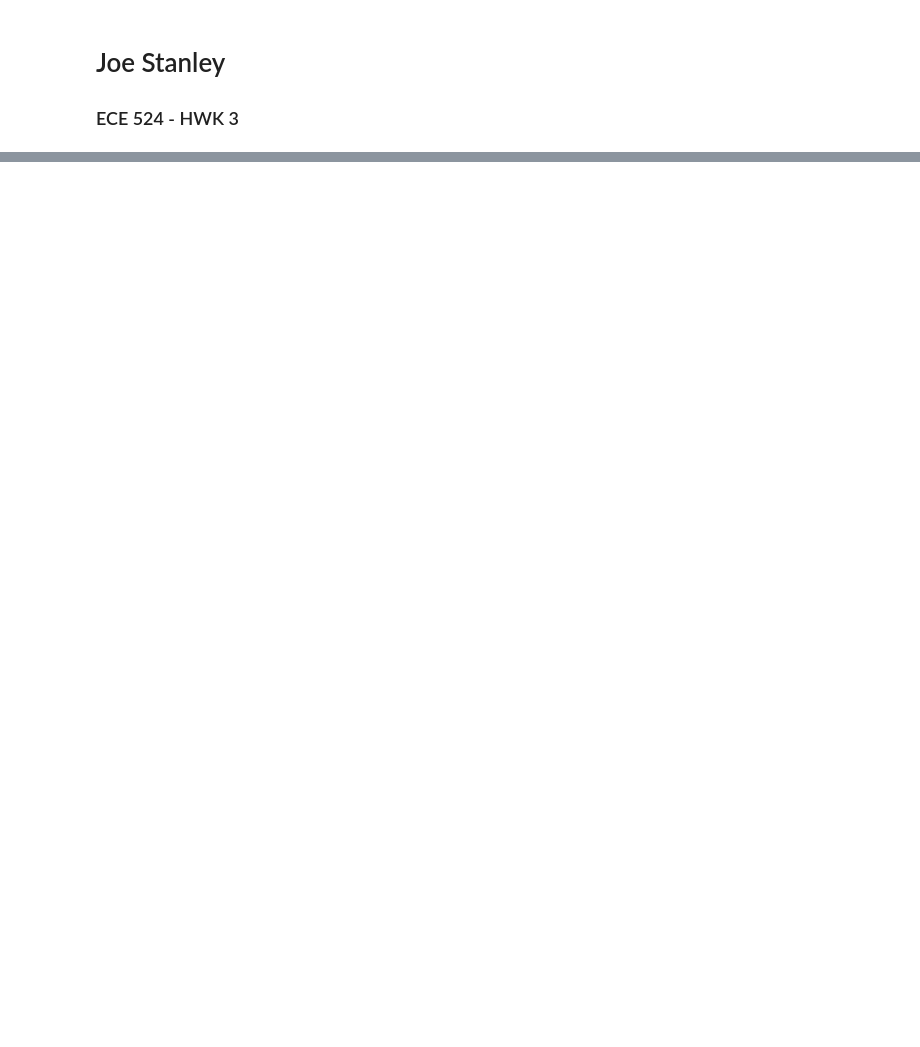
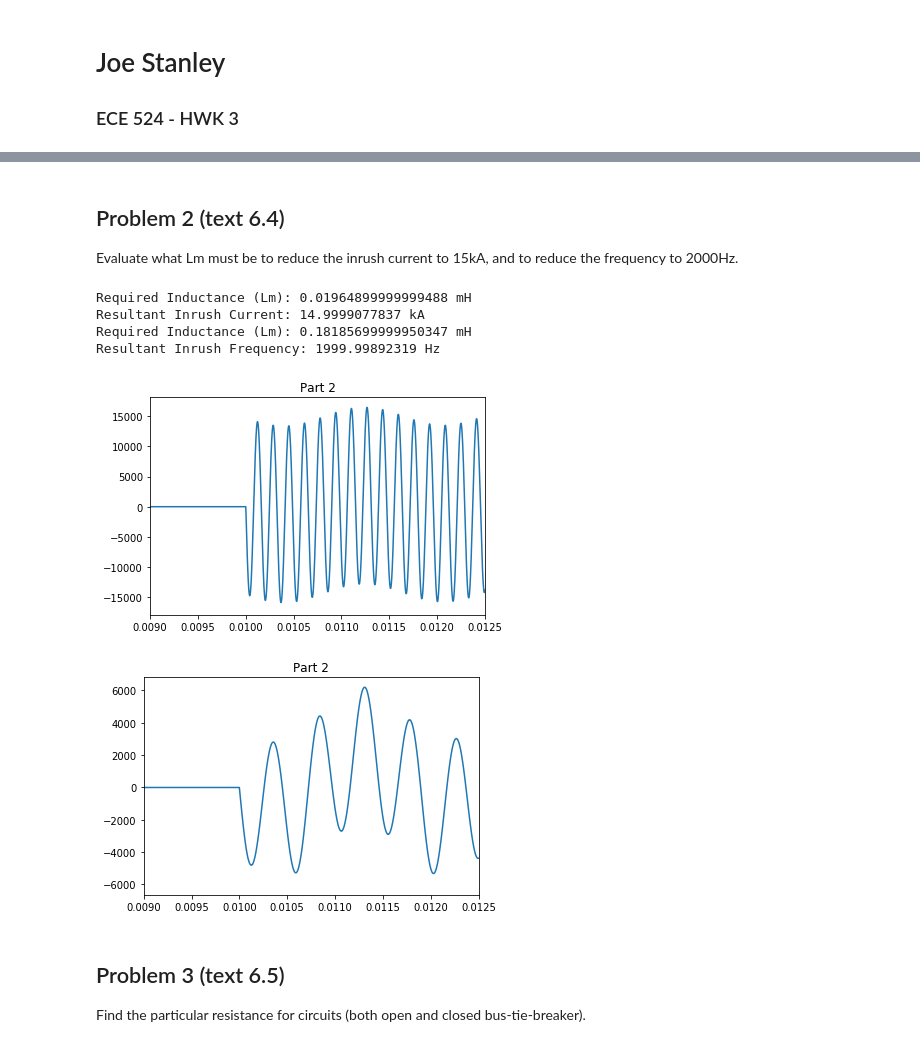
Before and after one commit to engineerjoe440/ece_classes, a Jupyter notebook: ECE524/HWK3/HWK-3.ipynb, the cells around one changed output, grey strips where cells are left out. Saved outputs shown, nothing was run; the diff lists cells and outputs as text; code cells hidden in the pictures; blank space fills up the shorter version.

```diff
--- a/ECE524/HWK3/HWK-3.ipynb
+++ b/ECE524/HWK3/HWK-3.ipynb
@@ -57,0 +95,62 @@ I,F = eep.capbacktoback(C1=C,C2=C,Lm=16*u,VLL=13.8*k)
+# %% [markdown]
+## Problem 2 (text 6.4)
+Evaluate what Lm must be to reduce the inrush current to 15kA, and to reduce the frequency to 2000Hz.
+# %%
+# Specify Test Step-Size
+step = 0.001*u
+
+# Iteratively solve for current requirement
+Ldesired = Lm # Start with Lm
+while True:
+    # Solve for inrush current
+    Iin, x = eep.capbacktoback(Cf,Cf,Ldesired,VLL=Vb2)
+    # Test for completion
+    if Iin <= 15*k:
+        break # Found result
+    # Increment Inductance
+    Ldesired += step
+print("Required Inductance (Lm):",Ldesired/m,"mH")
+print("Resultant Inrush Current:",Iin/k,"kA")
+
+# Iteratively solve for frequency requirement
+Ldesired = Lm # Start with Lm
+while True:
+    # Solve for inrush current
+    x, F = eep.capbacktoback(Cf,Cf,Ldesired,VLL=Vb2)
+    # Test for completion
+    if F <= 2000:
+        break # Found result
+    # Increment Inductance
+    Ldesired += step
+print("Required Inductance (Lm):",Ldesired/m,"mH")
+print("Resultant Inrush Frequency:",F,"Hz")
+
+# Load Data from File
+data = np.genfromtxt("HWK-3-p2.ADF",delimiter='\t',skip_header=2,usecols=(0,1),unpack=True)
+t_arr, Vcap = data
+
+# Plot Data
+plt.plot(t_arr,Vcap)
+plt.title("Part 2")
+plt.xlim(0.009,0.0125)
+plt.show()
+
+# Load Data from File
+data = np.genfromtxt("HWK-3-p2b.ADF",delimiter='\t',skip_header=2,usecols=(0,1),unpack=True)
+t_arr, Vcap = data
+
+# Plot Data
+plt.plot(t_arr,Vcap)
+plt.title("Part 2")
+plt.xlim(0.009,0.0125)
+plt.show()
+# %% [output]
+Required Inductance (Lm): 0.01964899999999488 mH
+Resultant Inrush Current: 14.9999077837 kA
+Required Inductance (Lm): 0.18185699999950347 mH
+Resultant Inrush Frequency: 1999.99892319 Hz
+[figure, added]
+[figure, added]
+# %% [markdown]
+## Problem 3 (text 6.5)
+Find the particular resistance for circuits (both open and closed bus-tie-breaker).
```
Also changed, not shown: parts of 7 cells of this notebook, 14 other files.
